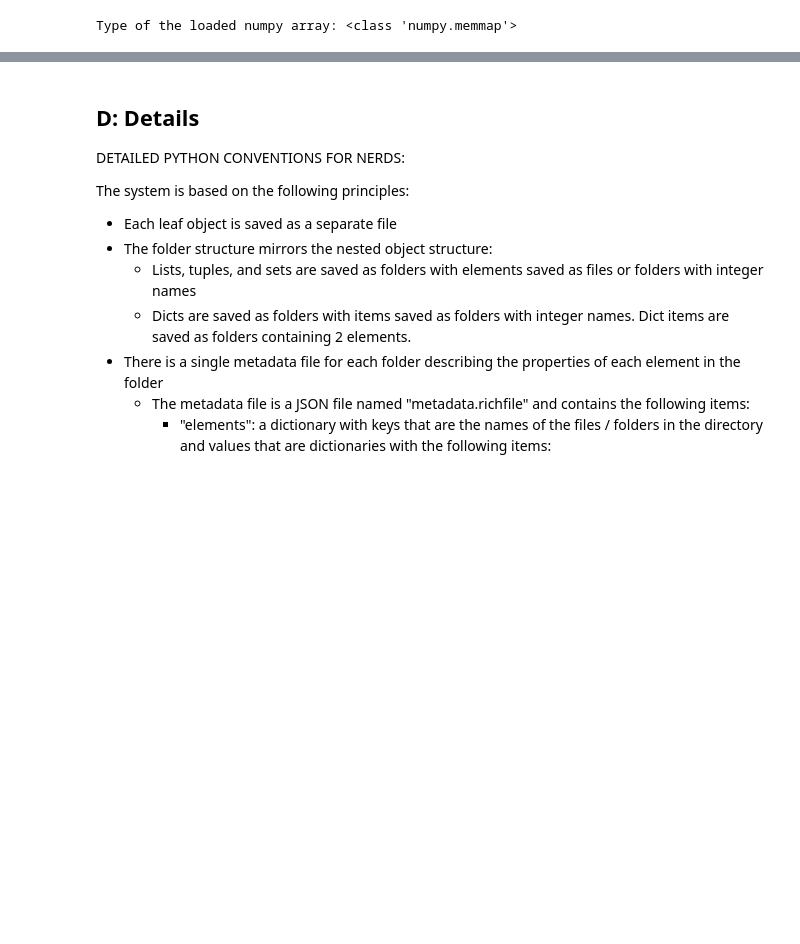
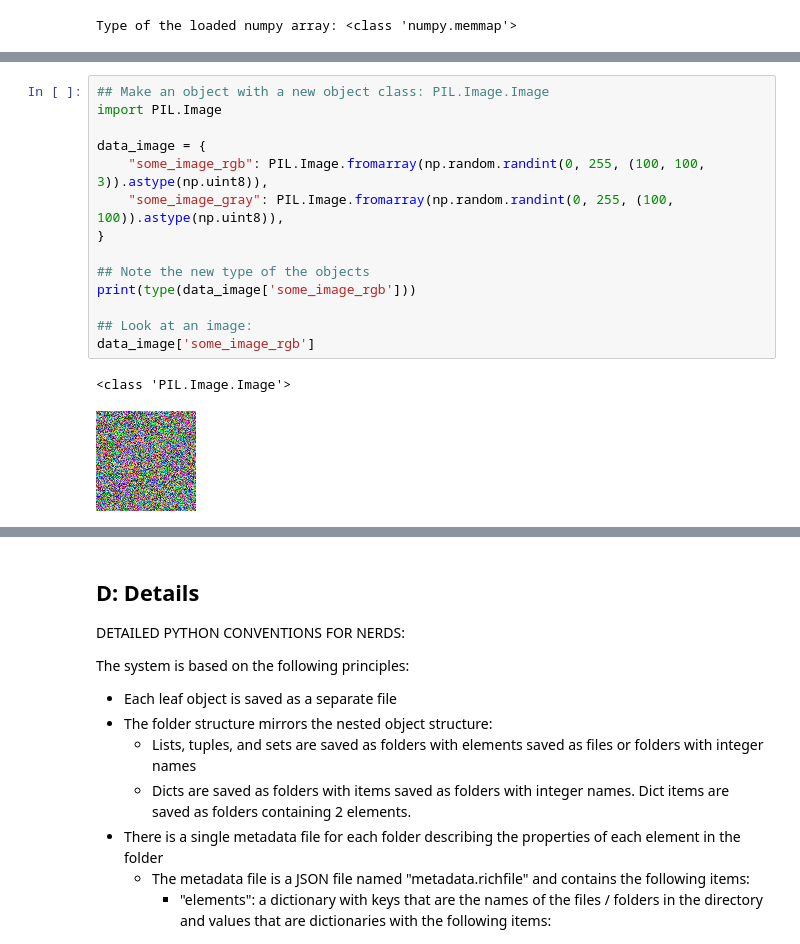
Before and after one commit to RichieHakim/richfile, a Jupyter notebook: demo_notebook.ipynb, the cells around one changed output, grey strips where cells are left out. Cells and saved outputs as stored; diff of their text form; blank space fills up the shorter version.

```diff
--- a/demo_notebook.ipynb
+++ b/demo_notebook.ipynb
@@ -298,0 +329,17 @@ RichFileHandler(path=/home/rich/Desktop/test4/data_sparse.richfile, check=True),
+# %%
+## Make an object with a new object class: PIL.Image.Image
+import PIL.Image
+
+data_image = {
+    "some_image_rgb": PIL.Image.fromarray(np.random.randint(0, 255, (100, 100, 3)).astype(np.uint8)),
+    "some_image_gray": PIL.Image.fromarray(np.random.randint(0, 255, (100, 100)).astype(np.uint8)),
+}
+
+## Note the new type of the objects
+print(type(data_image['some_image_rgb']))
+
+## Look at an image:
+data_image['some_image_rgb']
+# %% [output]
+<class 'PIL.Image.Image'>
+[figure, added]
```
Also changed, not shown: parts of 22 cells of this notebook, 6 other files.
